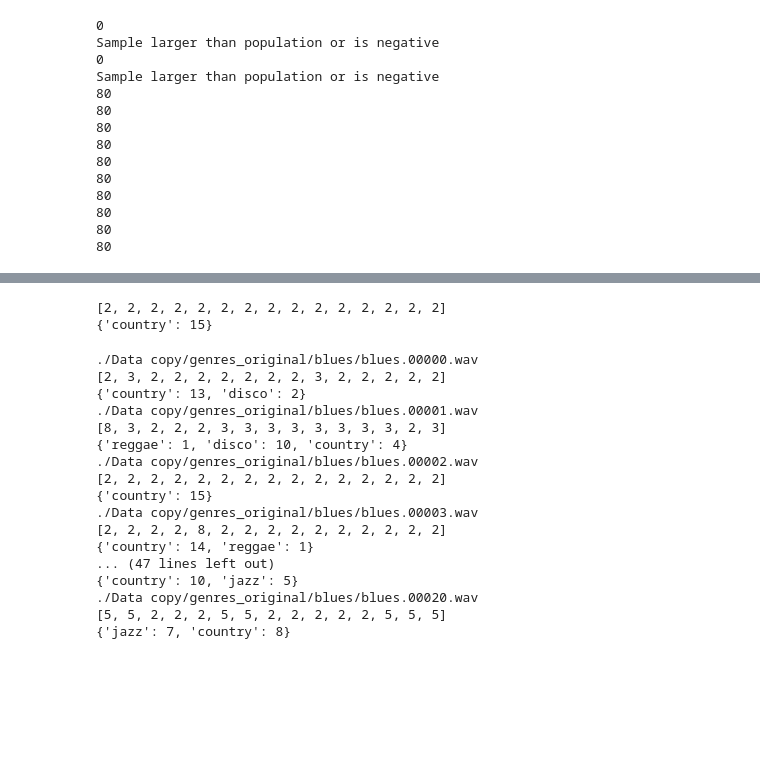
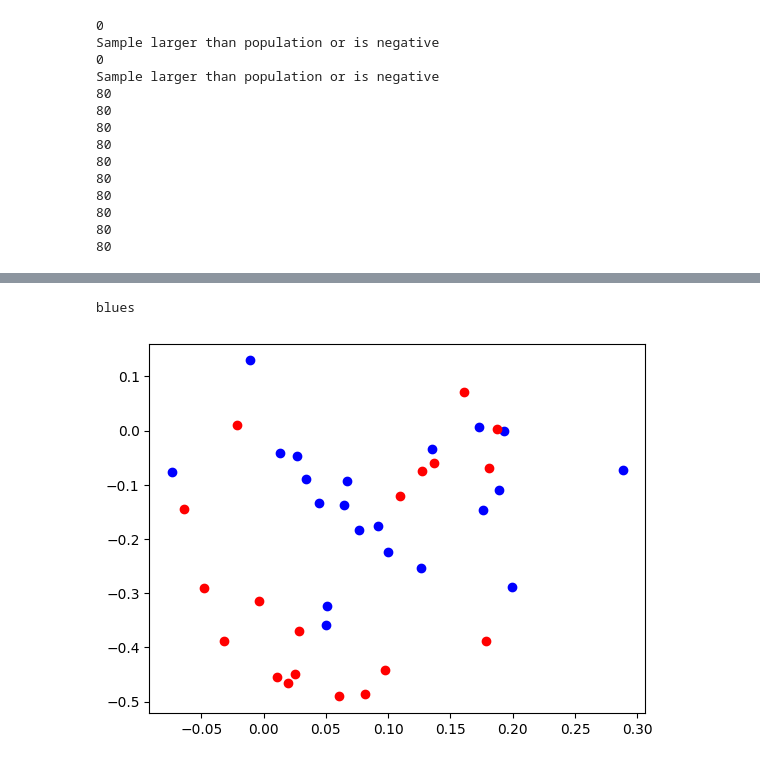
Before and after one commit to rocky75901/Music-Genre-Classification, a Jupyter notebook: extract_features.ipynb, the cells around one changed output, grey strips where cells are left out. Drawn from its saved outputs; the diff is of its cells as text; code cells hidden in the pictures; blank space fills up the shorter version.

```diff
--- a/extract_features.ipynb
+++ b/extract_features.ipynb
@@ -40,7 +43,9 @@ class FeatureExtractor():
                         duration = int(audio.shape[0] / sr)
                         frame = int(duration / self.n_splits)
                         for i in range(0, duration, self.hop):
+
                             MFCC = librosa.feature.mfcc(y=audio[i*sr: (i+frame)*sr], n_mfcc=self.n_mfccs, n_fft=self.n_fft, hop_length=self.hop_length)
+                            if MFCC.shape != (13, 130): continue
                             genre = filepathList[-2]
                             self.MFCCs.append(MFCC)
                             self.labels.append(genre)
@@ -542,0 +510,2 @@ Sample larger than population or is negative
+# %%
+CNN_predictor = ModelPredictior(model_path='cnn_model.keras', input_shape=(13, 130, 1), num_classes=10)
@@ -552,9 +530,11 @@ def max_freq_genre(genres):
 
 predictions = []
 actual = []
-for file in test_files:
-    predicted_genres = predictore.predict(file)
-    predictions.append(max_freq_genre(predicted_genres))
-    actual.append(file.split("/")[-2])
-    print("------------------")
+for i, file in enumerate(test_files):
+    try:
+        predicted_genres = CNN_predictor.cnn_predict(file)
+        predictions.append(max_freq_genre(predicted_genres))
+        actual.append(file.split("/")[-2])
+    except Exception as e:
+        print(i)
 # %%
@@ -579,8 +559,0 @@ weighted avg       0.97      0.97      0.97       200
-# %%
-file_path = "./Data copy/genres_original/rock/rock.00008.wav"
-
-predicted_genres = predictore.predict(file_path)
-print(predicted_genres)
-# %% [output]
-[2, 2, 2, 2, 2, 2, 2, 2, 2, 2, 2, 2, 2, 2, 2]
-{'country': 15}
@@ -590,28 +560,22 @@ warnings.filterwarnings('ignore')
-# %%
-for i in range (0, 21):
-    if i > 9:
-        file_name = f"./Data copy/genres_original/blues/blues.000{i}.wav"
-    else :
-        file_name = f"./Data copy/genres_original/blues/blues.0000{i}.wav"
-
-    print(file_name)
-    predicted_genres = predictore.predict(file_name)
-    print(predicted_genres)
-# %% [output]
-./Data copy/genres_original/blues/blues.00000.wav
-[2, 3, 2, 2, 2, 2, 2, 2, 2, 3, 2, 2, 2, 2, 2]
-{'country': 13, 'disco': 2}
-./Data copy/genres_original/blues/blues.00001.wav
-[8, 3, 2, 2, 2, 3, 3, 3, 3, 3, 3, 3, 3, 2, 3]
-{'reggae': 1, 'disco': 10, 'country': 4}
-./Data copy/genres_original/blues/blues.00002.wav
-[2, 2, 2, 2, 2, 2, 2, 2, 2, 2, 2, 2, 2, 2, 2]
-{'country': 15}
-./Data copy/genres_original/blues/blues.00003.wav
-[2, 2, 2, 2, 8, 2, 2, 2, 2, 2, 2, 2, 2, 2, 2]
-{'country': 14, 'reggae': 1}
-... (47 lines left out)
-{'country': 10, 'jazz': 5}
-./Data copy/genres_original/blues/blues.00020.wav
-[5, 5, 2, 2, 2, 5, 5, 2, 2, 2, 2, 2, 5, 5, 5]
-{'jazz': 7, 'country': 8}
+# %%
+import matplotlib.pyplot as plt
+
+genre = 'blues'
+print(genre)
+for i in range (0, 40):
+    if i > 9:
+        file_name = f"./Data copy/genres_original/{genre}/{genre}.000{i}.wav"
+    else :
+        file_name = f"./Data copy/genres_original/{genre}/{genre}.0000{i}.wav"
+
+    audio, sr = sf.read(file_name)
+    MFCC = librosa.feature.mfcc(y=audio, n_mfcc=data_extractor.n_mfccs, n_fft=data_extractor.n_fft, hop_length=data_extractor.hop_length)
+    MFCC = np.mean(MFCC, axis=1)
+    MFCC = scaler.transform(MFCC[np.newaxis, :])
+    if i > 20:
+        plt.scatter(MFCC[0][1], MFCC[0][12], marker='o', c='red')
+    else:
+        plt.scatter(MFCC[0][1], MFCC[0][12], marker='o', c='blue')
+# %% [output]
+blues
+[figure, added]
```
Also changed, not shown: parts of 46 cells of this notebook, 5 other files.
